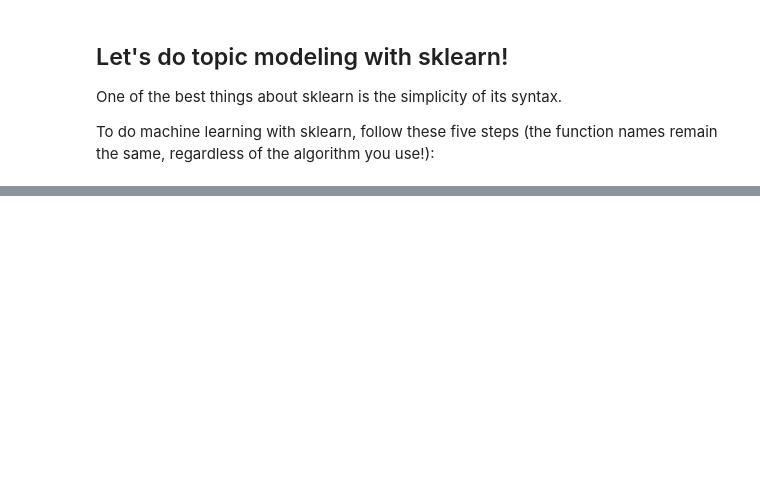
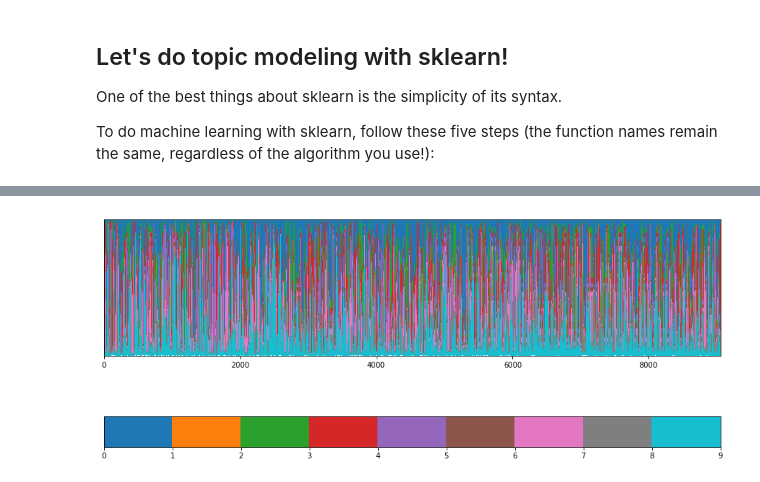
Before and after one commit to rachelrakov/Intro_to_Machine_Learning, a Jupyter notebook: intro_to_unsupervised_ml_with_python.ipynb, the cells around one changed output, grey strips where cells are left out. Drawn from its saved outputs; the diff is of its cells as text; code cells hidden in the pictures; blank space fills up the shorter version.

```diff
--- a/intro_to_unsupervised_ml_with_python.ipynb
+++ b/intro_to_unsupervised_ml_with_python.ipynb
@@ -178,0 +109,2 @@ In `LinearSVC` the `classifier.predict` decides which class a data point is in b
+# %%
+lda = LatentDirichletAllocation(n_components=10, random_state=42)
@@ -178,0 +114,2 @@ In `LinearSVC` the `classifier.predict` decides which class a data point is in b
+# %%
+lda.fit(tf)
@@ -178,0 +126,2 @@ In `LinearSVC` the `classifier.predict` decides which class a data point is in b
+# %%
+document_topic = lda.transform(tf)
@@ -178,0 +130,14 @@ In `LinearSVC` the `classifier.predict` decides which class a data point is in b
+# %%
+import numpy as np
+scale = 2000
+topics = np.arange(10)
+num_docs = document_topic.shape[0]
+approx_share = np.round((document_topic*scale)).astype(int)
+# sum across the columns to get count near 100, find largest count
+pseudoscale = approx_share.sum(axis=1).max()
+# create empty array with missing values where there are no labels
+prop_mat = np.ones((num_docs, pseudoscale))*np.nan
+# enumerate yeilds (index in list, element in list)
+for i, aps in enumerate(approx_share):
+    shares = np.repeat(topics, aps)
+    prop_mat[i, :shares.shape[0]] = shares
@@ -178,0 +146,15 @@ In `LinearSVC` the `classifier.predict` decides which class a data point is in b
+# %%
+%matplotlib inline
+import matplotlib.pyplot as plt
+import matplotlib.colors as mcolors
+import matplotlib.cm as mcm
+
+cmap = mcm.tab10
+norm = mcolors.BoundaryNorm(topics, cmap.N)
+
+fig, ax = plt.subplots(figsize=(15,10))
+im = ax.imshow(prop_mat.T, norm=norm, cmap=cmap)
+ax.set_yticks([])
+cb = fig.colorbar(im, orientation='horizontal', ax=ax)
+# %% [output]
+[figure, added]
```
Also changed, not shown: parts of 46 cells of this notebook, 2 other files.
